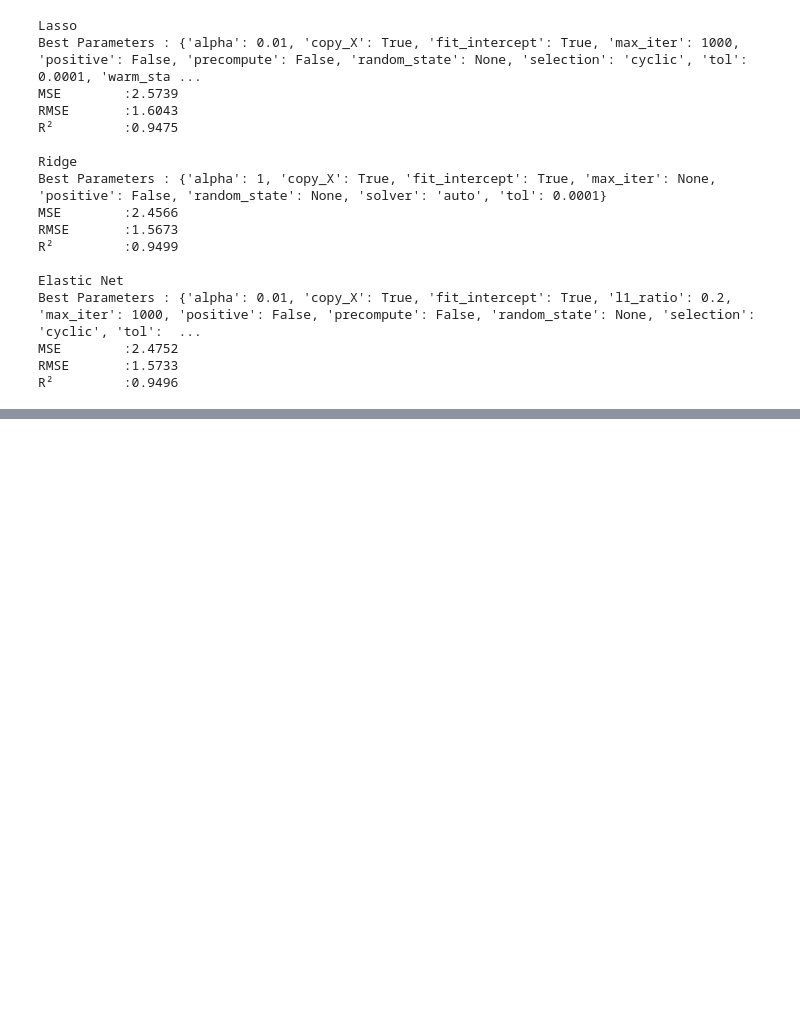
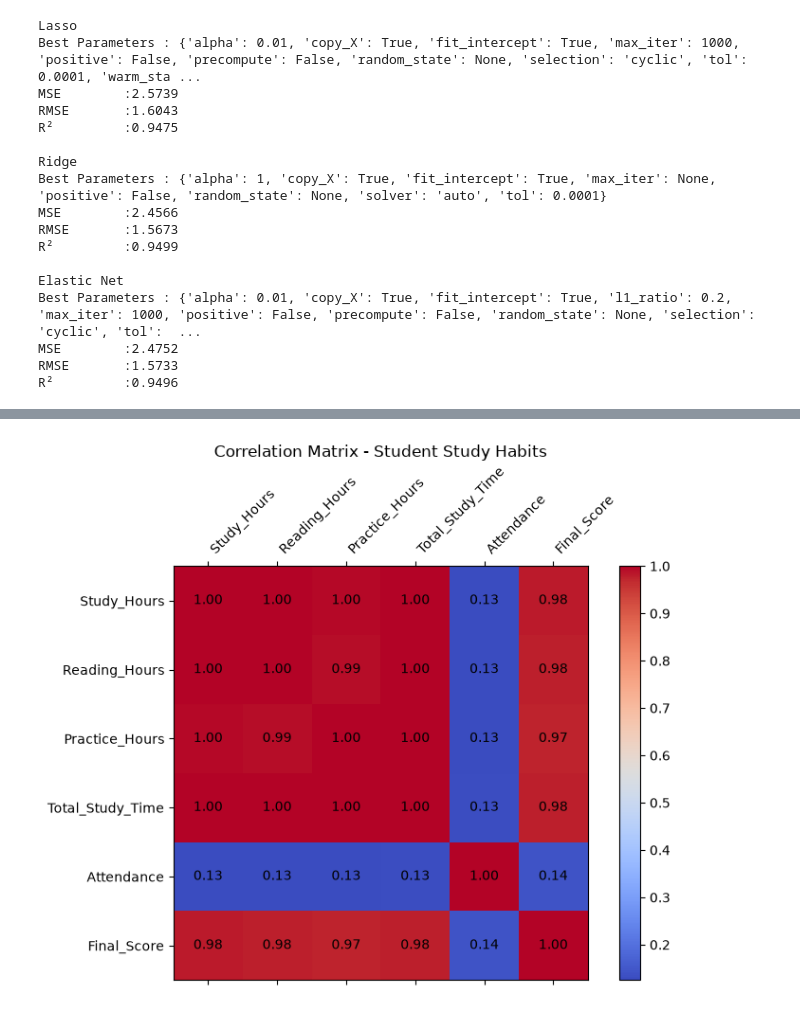
Before and after one commit to McImaga/Python-Mini-Projects, a Jupyter notebook: 06-multicollinearity/multi_col_polyreg.ipynb, the cells around one changed output, grey strips where cells are left out. Saved outputs shown, nothing was run; the diff lists cells and outputs as text; code cells hidden in the pictures; blank space fills up the shorter version.

```diff
--- a/06-multicollinearity/multi_col_polyreg.ipynb
+++ b/06-multicollinearity/multi_col_polyreg.ipynb
@@ -345,0 +358,19 @@ R²         :0.9496
+# %%
+corr = df.corr()
+
+fig, ax = plt.subplots(figsize=(8,6))
+cax = ax.matshow(corr, cmap='coolwarm')
+plt.xticks(range(len(corr.columns)), corr.columns, rotation=45, ha='left')
+plt.yticks(range(len(corr.columns)), corr.columns)
+fig.colorbar(cax)
+
+# add values on cells
+for i in range(len(corr.columns)):
+    for j in range(len(corr.columns)):
+        ax.text(j, i, f"{corr.iloc[i, j]:.2f}", ha='center', va='center', color='black')
+
+plt.title("Correlation Matrix - Student Study Habits")
+plt.tight_layout()
+plt.show()
+# %% [output]
+[figure, added]
```
Also changed, not shown: parts of 2 cells of this notebook.
